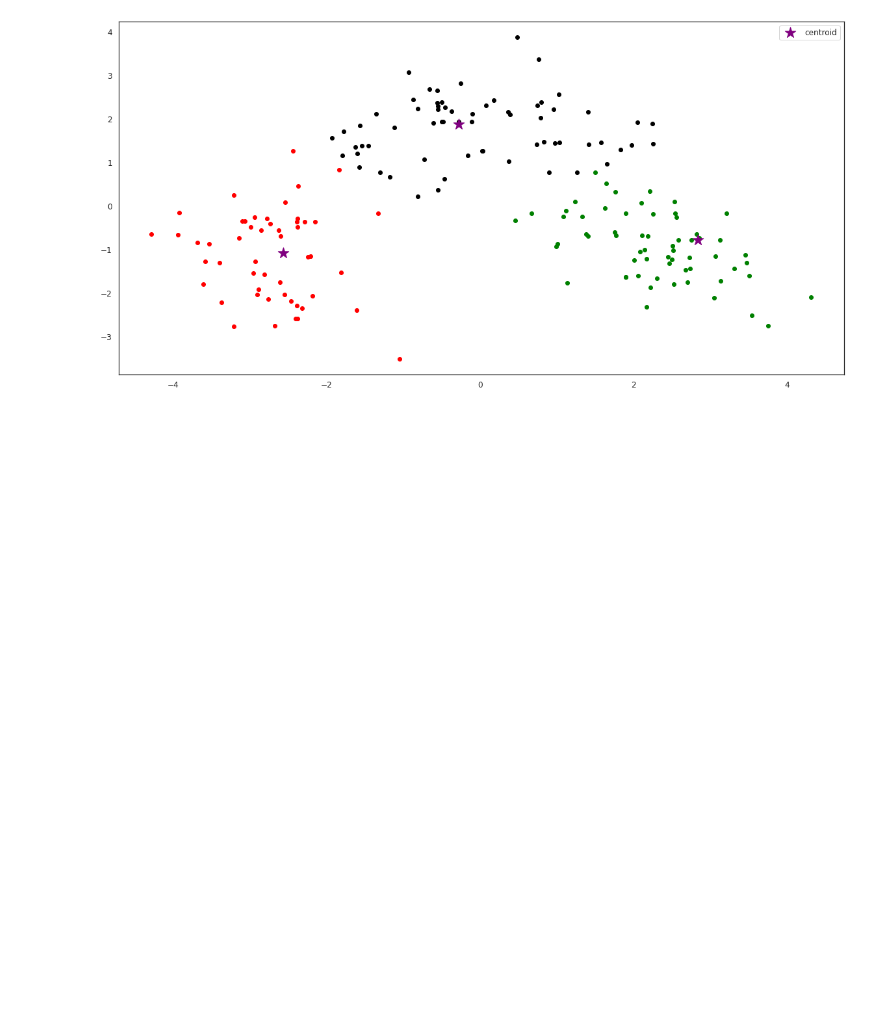
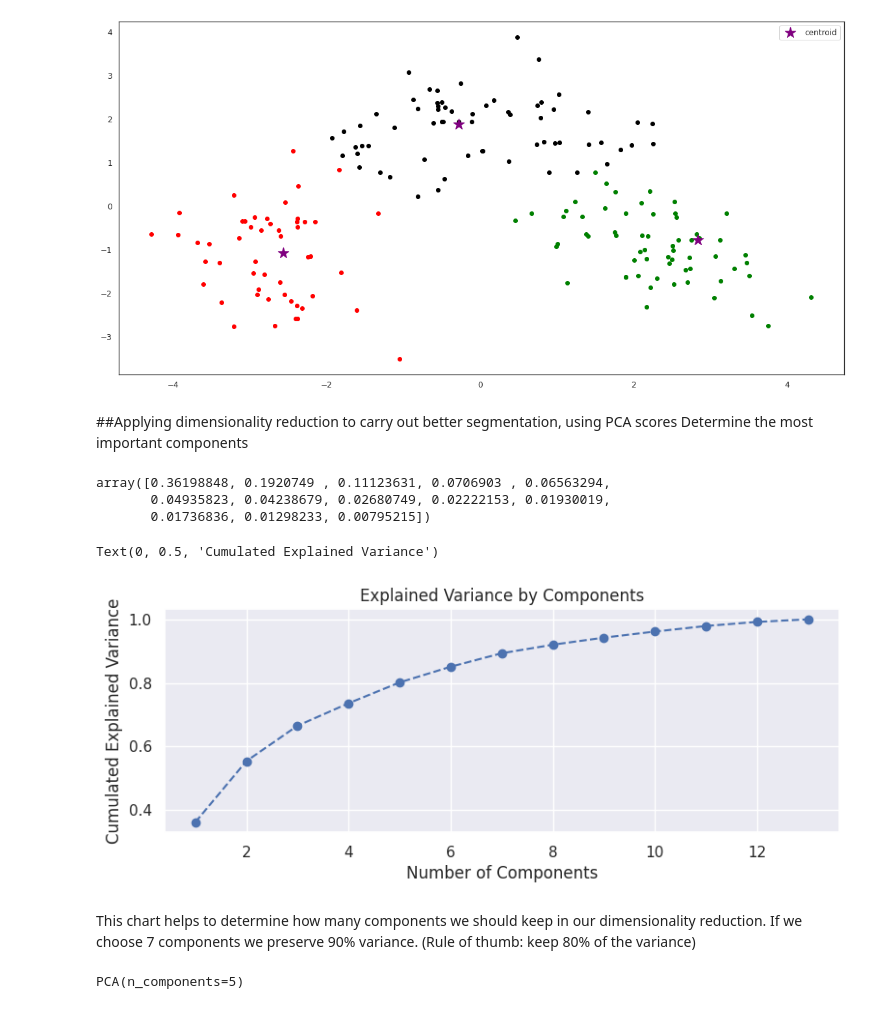
Before and after one commit to vbanai/Unsupervised-Learning-Clustering-GANS-Autoencoder, a Jupyter notebook: Italian_wine_unsupervised_learning.ipynb, the cells around one changed output. Drawn from its saved outputs; the diff is of its cells as text; code cells hidden in the pictures; blank space fills up the shorter version.

```diff
--- a/Italian_wine_unsupervised_learning.ipynb
+++ b/Italian_wine_unsupervised_learning.ipynb
@@ -205,3 +235,37 @@ plt.legend()
 # %% [output]
 <matplotlib.legend.Legend at 0x...>
 [figure]
+# %% [markdown]
+##Applying dimensionality reduction to carry out better segmentation, using PCA scores</br>
+</br>
+Determine the most important components
+# %%
+from sklearn.decomposition import PCA
+pca=PCA()
+pca.fit(data_cluster)
+# %%
+#PCA creates importance regarding the features
+pca.explained_variance_ratio_
+# %% [output]
+array([0.36198848, 0.1920749 , 0.11123631, 0.0706903 , 0.06563294,
+       0.04935823, 0.04238679, 0.02680749, 0.02222153, 0.01930019,
+       0.01736836, 0.01298233, 0.00795215])
+# %%
+#Finding a subset of components, while preserving variance as much as possible
+import seaborn as sn
+sn.set()
+plt.figure(figsize=(9,3))
+plt.plot(range(1,14), pca.explained_variance_ratio_.cumsum(), marker='o', linestyle="--")
+plt.title("Explained Variance by Components")
+plt.xlabel('Number of Components')
+plt.ylabel('Cumulated Explained Variance')
+# %% [output]
+Text(0, 0.5, 'Cumulated Explained Variance')
+[figure, added]
+# %% [markdown]
+This chart helps to determine how many components we should keep in our dimensionality reduction. If we choose 7 components we preserve 90% variance. (Rule of thumb: keep 80% of the variance)
+# %%
+pca=PCA(n_components=5)
+pca.fit(data_cluster)
+# %% [output]
+PCA(n_components=5)
```
Also changed, not shown: parts of 16 cells of this notebook.
